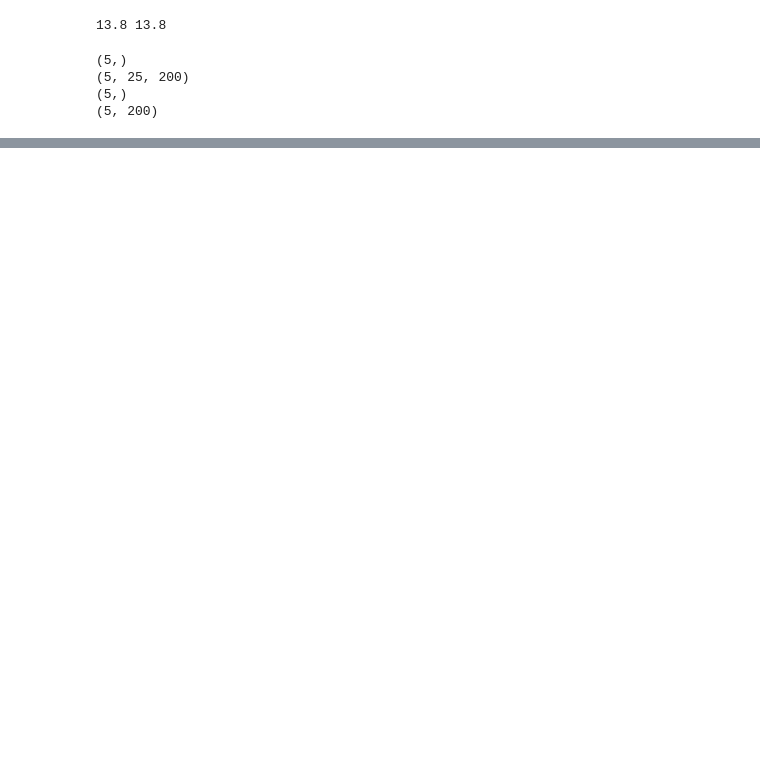
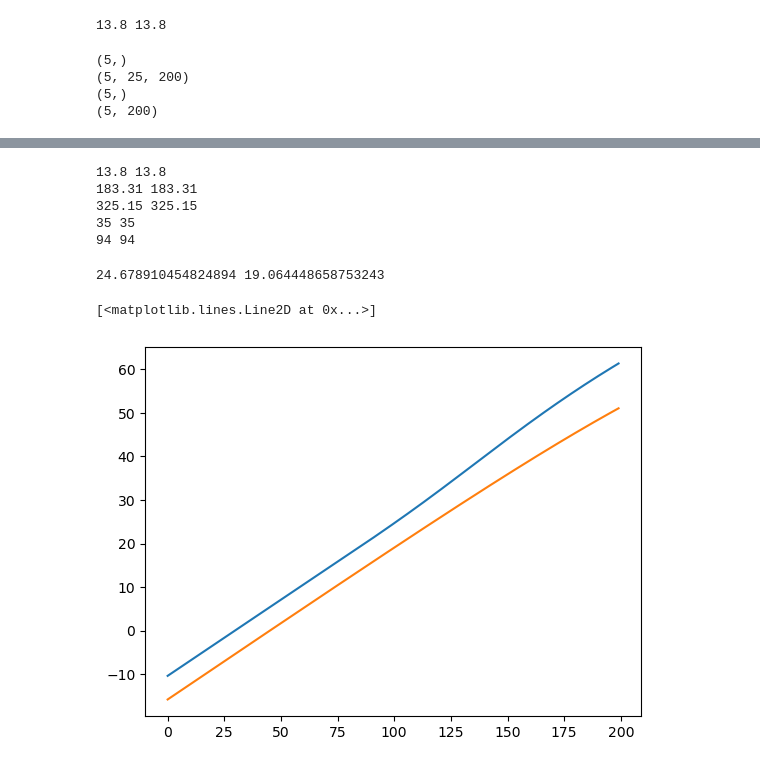
Before and after one commit to mgrecu35/aos, a Jupyter notebook: Synergy_KuW/airborne/makeScatteringTables.ipynb, the cells around one changed output, grey strips where cells are left out. Cells and saved outputs as stored; diff of their text form; code cells hidden in the pictures; blank space fills up the shorter version.

```diff
--- a/Synergy_KuW/airborne/makeScatteringTables.ipynb
+++ b/Synergy_KuW/airborne/makeScatteringTables.ipynb
@@ -163,0 +140,49 @@ nwr,z_r,att_r,prate_r,kext_out_r,kscat_out_r,g_out_r,dm_r,w_r=calcZkuR(rwc,DeqR,
+# %%
+rwc=(np.logspace(-3,1.5,300))
+#print(rwc)
+mu=2.0
+freqL=[]
+dmR=[]
+dmI=[]
+kScatR=[]
+kScatI=[]
+kExtR=[]
+kExtI=[]
+gRL=[]
+gIL=[]
+zR=[]
+zI=[]
+swcL=[]
+rwcL=[]
+for f1,f2 in zip(fss,fsr):
+    #print(f1,f2)
+    freq1=f1.split("_")[1].split("-GHz")[0]
+    freq2=f2.split("_")[1].split("-GHz")[0]
+    print(freq1,freq2)
+    tempI,massI,fractionI,bscatI,DeqI,extI,scatI,gI,vfallI=readScatProf(f1)
+    tempR,massR,bscatR,DeqR,extR,scatR,gR,vfallR,fh=readScatProfR(f2)
+    freqL.append(float(freq1))
+    wl=300/float(freq1)
+    fract=1.0
+    nwr,z_r,att_r,prate_r,kext_out_r,kscat_out_r,g_out_r,dm_r,w_r=calcZkuR(rwc,DeqR,bscatR,extR,scatR,gR,vfallR,mu,wl,fract)
+    dmR.append(dm_r)
+    kScatR.append(kscat_out_r)
+    kExtR.append(kext_out_r)
+    gRL.append(g_out_r)
+    zR.append(z_r)
+    rwcL.append(w_r)
+    itemp,ifraction=3,5
+    fract=1.0
+    nws,z_s,att_s,prate_s,kext_out_s,kscat_out_s,g_out_s,dm_s,w_s=calcZkuS(rwc,DeqI,bscatI,extI,scatI,gI,vfallI,mu,wl,itemp,ifraction,fract)
+    dmI.append(dm_s)
+    kScatI.append(kscat_out_s)
+    kExtI.append(kext_out_s)
+    gIL.append(g_out_s)
+    zI.append(z_s)
+    swcL.append(w_s)
+# %% [output]
+13.8 13.8
+183.31 183.31
+325.15 325.15
+35 35
+94 94
@@ -164,3 +212,12 @@ nwr,z_r,att_r,prate_r,kext_out_r,kscat_out_r,g_out_r,dm_r,w_r=calcZkuR(rwc,DeqR,
+# %%
+#plt.plot(rwc,w_s/rwc)
+print(z_r[100],z_s[100])
+#plt.plot(z_r)
+plt.plot(z_s)
+# %% [output]
+24.678910454824894 19.064448658753243
+[<matplotlib.lines.Line2D at 0x...>]
+[figure, added]
 # %%
 #print(z_r)
 #print(DeqR)
```
Also changed, not shown: parts of 5 cells of this notebook, 2 other files.
